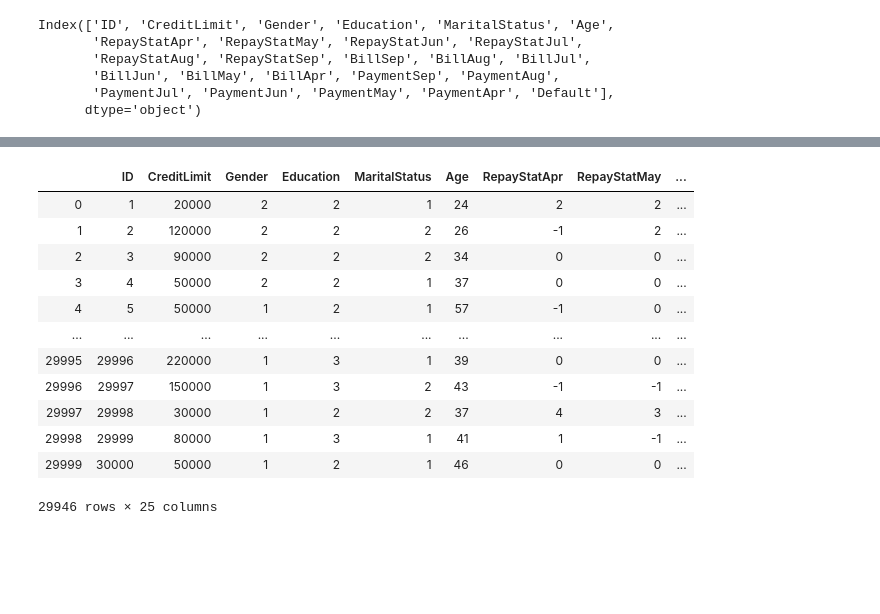
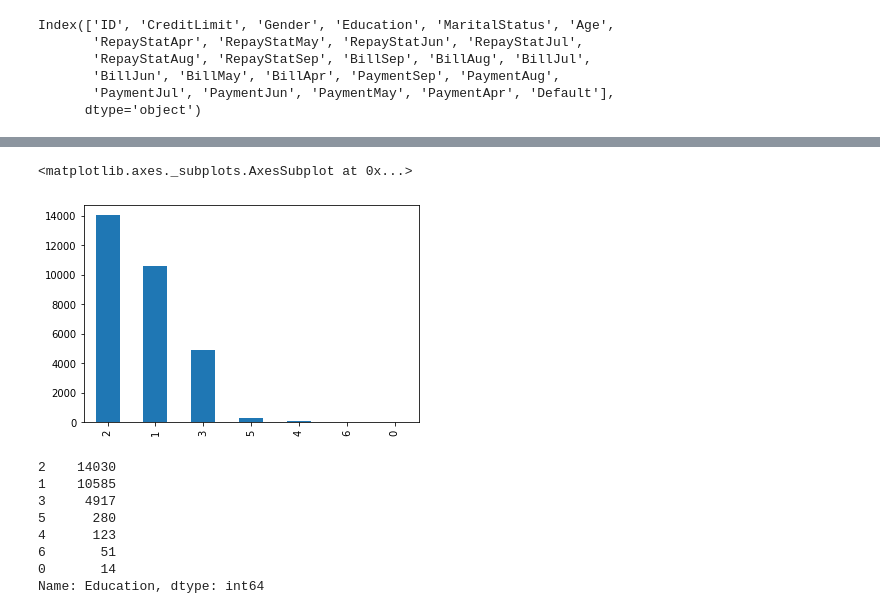
Before and after one commit to Carterbouley/mod_5_project, a Jupyter notebook: Carters_notebook.ipynb, the cells around one changed output, grey strips where cells are left out. Saved outputs shown, nothing was run; the diff lists cells and outputs as text; code cells hidden in the pictures; blank space fills up the shorter version.

```diff
--- a/Carters_notebook.ipynb
+++ b/Carters_notebook.ipynb
@@ -36,18 +52,16 @@ to_drop_again = (full_df.loc[full_df.MaritalStatus == 0]).index
-# %%
-df = full_df.drop(to_drop_again)
+# %%
+df.Education.value_counts().plot(kind='bar')
+# %% [output]
+<matplotlib.axes._subplots.AxesSubplot at 0x...>
+[figure, added]
 # %%
-df
+df.Education.value_counts()
 # %% [output]
-|  | ID | CreditLimit | Gender | Education | MaritalStatus | Age | RepayStatApr | RepayStatMay | ... |
-| 0 | 1 | 20000 | 2 | 2 | 1 | 24 | 2 | 2 | ... |
-| 1 | 2 | 120000 | 2 | 2 | 2 | 26 | -1 | 2 | ... |
-| 2 | 3 | 90000 | 2 | 2 | 2 | 34 | 0 | 0 | ... |
-| 3 | 4 | 50000 | 2 | 2 | 1 | 37 | 0 | 0 | ... |
-| 4 | 5 | 50000 | 1 | 2 | 1 | 57 | -1 | 0 | ... |
-| ... | ... | ... | ... | ... | ... | ... | ... | ... | ... |
-| 29995 | 29996 | 220000 | 1 | 3 | 1 | 39 | 0 | 0 | ... |
-| 29996 | 29997 | 150000 | 1 | 3 | 2 | 43 | -1 | -1 | ... |
-| 29997 | 29998 | 30000 | 1 | 2 | 2 | 37 | 4 | 3 | ... |
-| 29998 | 29999 | 80000 | 1 | 3 | 1 | 41 | 1 | -1 | ... |
-| 29999 | 30000 | 50000 | 1 | 2 | 1 | 46 | 0 | 0 | ... |
-29946 rows × 25 columns
+2    14030
+1    10585
+3     4917
+5      280
+4      123
+6       51
+0       14
+Name: Education, dtype: int64
```
Also changed, not shown: parts of 36 cells of this notebook.
